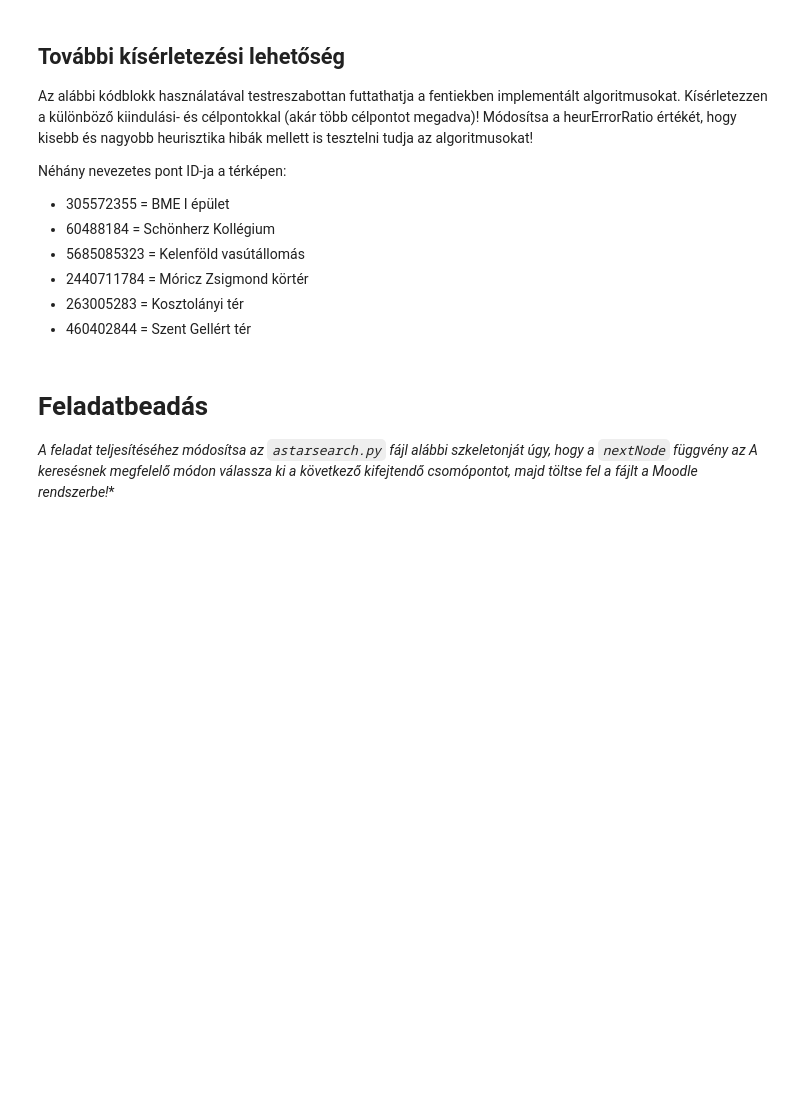
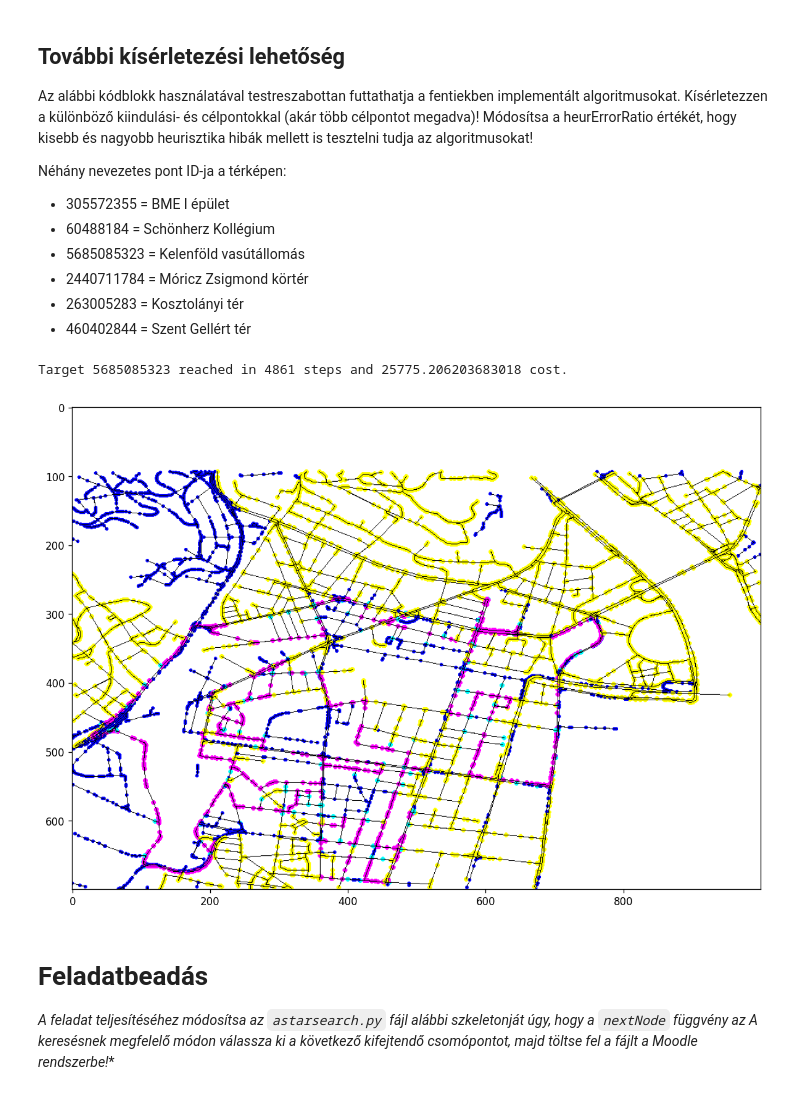
Before and after one commit to Steve-hub-dot/MI_laborok, a Jupyter notebook: BSc_MI_labor_1_Kereses_2024_hallgatoi.ipynb, the cells around one changed output. Drawn from its saved outputs; the diff is of its cells as text; code cells hidden in the pictures; blank space fills up the shorter version.

```diff
--- a/BSc_MI_labor_1_Kereses_2024_hallgatoi.ipynb
+++ b/BSc_MI_labor_1_Kereses_2024_hallgatoi.ipynb
@@ -400,20 +426,23 @@ Néhány nevezetes pont ID-ja a térképen:
 # %%
 #map = Map('11ker.osm')
 search = SearchFrame(map)
 search.resetSearch()
 search.clearTargets()
-search.setStart("305572355")
+search.setStart("60488184")
 search.addTarget("5685085323")
 
 #search.nextNodeSelector = BFSNodeSelector()
-#search.nextNodeSelector = DFSNodeSelector()
+search.nextNodeSelector = DFSNodeSelector()
 #search.nextNodeSelector = UniformNodeSelector()
 #search.nextNodeSelector = GreedyNodeSelector()
-search.nextNodeSelector = AStarNodeSelector()
+#search.nextNodeSelector = AStarNodeSelector()
 
 search.heurErrorRatio=0
 
 search.step(5000)
+# %% [output]
+Target 5685085323 reached in 4861 steps and 25775.206203683018 cost.
+[figure, added]
 # %% [markdown]
 # **Feladatbeadás**
 
```
Also changed, not shown: parts of 10 cells of this notebook.
